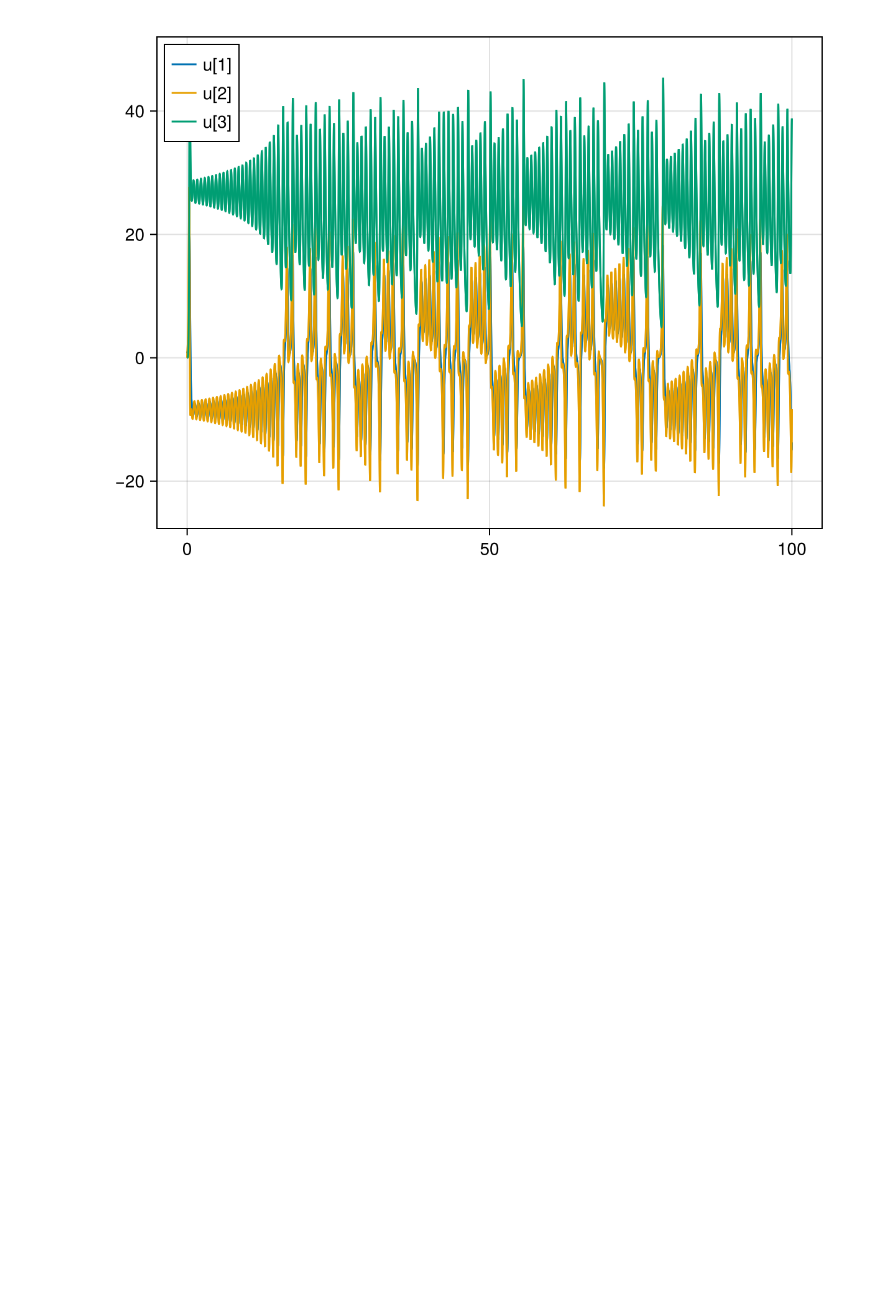
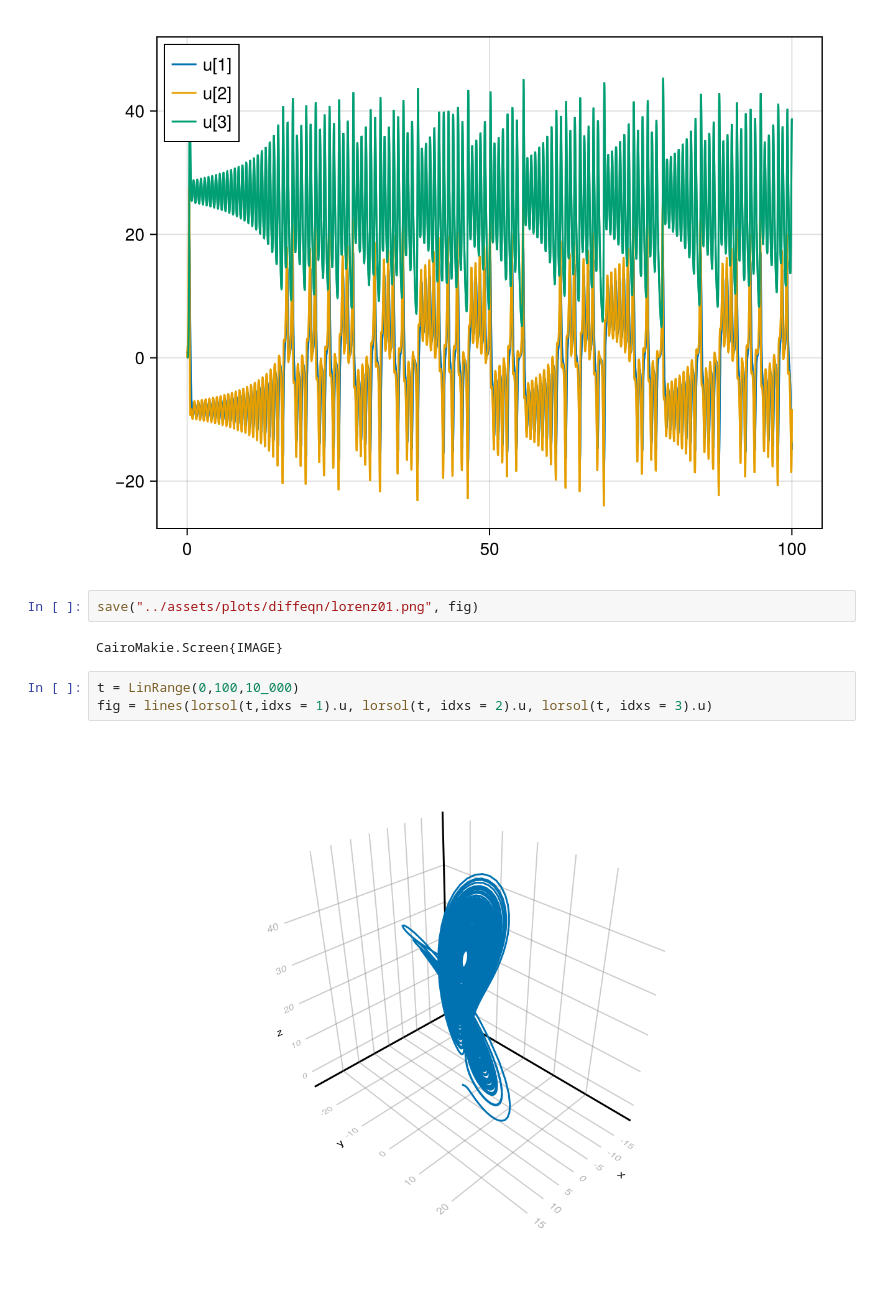
Before and after one commit to pstaabp/sci-comp-book, a Jupyter notebook: julia-output/diff-eqn.ipynb, the cells around one changed output. Drawn from its saved outputs; the diff is of its cells as text; blank space fills up the shorter version.

```diff
--- a/julia-output/diff-eqn.ipynb
+++ b/julia-output/diff-eqn.ipynb
@@ -302,3 +302,12 @@ axislegend(ax, position = :lt)
 fig
 # %% [output]
 [figure]
+# %%
+save("../assets/plots/diffeqn/lorenz01.png", fig)
+# %% [output]
+CairoMakie.Screen{IMAGE}
+# %%
+t = LinRange(0,100,10_000)
+fig = lines(lorsol(t,idxs = 1).u, lorsol(t, idxs = 2).u, lorsol(t, idxs = 3).u)
+# %% [output]
+[figure, added]
```
Also changed, not shown: parts of 7 cells of this notebook, 10 other files.
